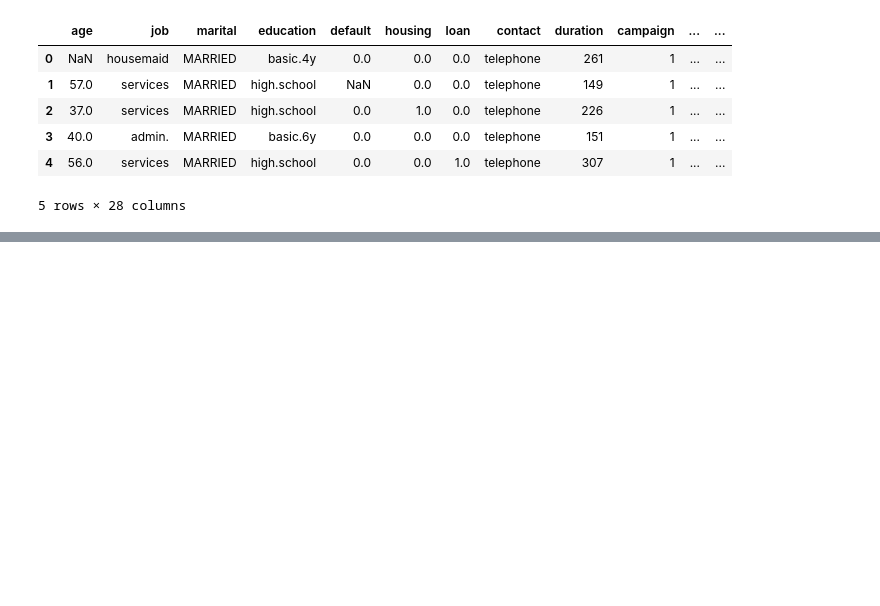
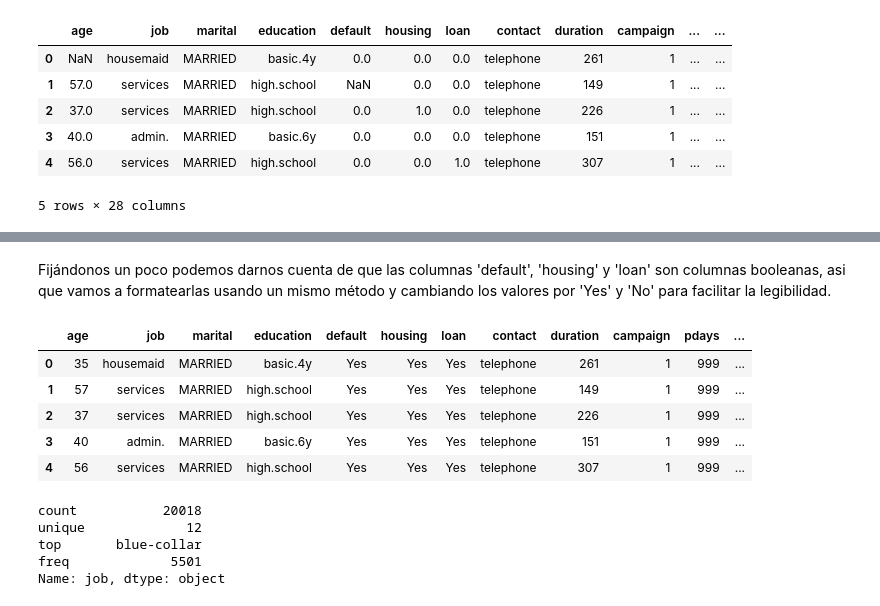
Before and after one commit to OscarCasahe/Python_for_data, a Jupyter notebook: dev/proyecto_EDA.ipynb, the cells around one changed output, grey strips where cells are left out. Saved outputs shown, nothing was run; the diff lists cells and outputs as text; code cells hidden in the pictures; blank space fills up the shorter version.

```diff
--- a/dev/proyecto_EDA.ipynb
+++ b/dev/proyecto_EDA.ipynb
@@ -103,0 +151,11 @@ bank_data.head()
+# %%
+
+def fillNulls(age): #Limpiamos los nulos primero
+    if pd.isnull(age):
+        return 0
+    else:
+        return age
+
+bank_data['age'] = bank_data['age'].apply(fillNulls)
+bank_data['age'] = bank_data['age'].astype(int)
+bank_data['age'].head(3)
@@ -103,0 +169,12 @@ bank_data.head()
+# %%
+media_edad = np.mean(bank_data['age']).astype(int)
+print(f'Teniendo en cuenta que la media de edad es de {media_edad} años, vamos a realizar la sustitución')
+
+def setAgeMean(age):
+    if age == 0:
+        return media_edad
+    else:
+        return age
+
+bank_data['age'] = bank_data['age'].apply(setAgeMean)
+bank_data['age'].head()
@@ -103,0 +189,35 @@ bank_data.head()
+# %% [markdown]
+Fijándonos un poco podemos darnos cuenta de que las columnas 'default', 'housing' y 'loan' son columnas booleanas, asi que vamos a formatearlas usando un mismo método y cambiando los valores por 'Yes' y 'No' para facilitar la legibilidad.
+# %%
+# Vamos a usar el método fillNulls para limpiar las columnas y los pasamos a str para poder hacer la sustitución
+bank_data['default'] = bank_data['default'].apply(fillNulls).astype(str)
+bank_data['housing'] = bank_data['housing'].apply(fillNulls).astype(str)
+bank_data['loan'] = bank_data['loan'].apply(fillNulls).astype(str)
+
+def yesNoColumn(booleanValue):
+    if booleanValue == '0':
+        return 'No'
+    else:
+        return 'Yes'
+
+#Ahora vamos a sustituir los valores actuales por los deseados
+bank_data['default'] = bank_data['default'].apply(yesNoColumn)
+bank_data['housing'] = bank_data['housing'].apply(yesNoColumn)
+bank_data['loan'] = bank_data['loan'].apply(yesNoColumn)
+
+bank_data.head()
+# %% [output]
+|  | age | job | marital | education | default | housing | loan | contact | duration | campaign | pdays | ... |
+| 0 | 35 | housemaid | MARRIED | basic.4y | Yes | Yes | Yes | telephone | 261 | 1 | 999 | ... |
+| 1 | 57 | services | MARRIED | high.school | Yes | Yes | Yes | telephone | 149 | 1 | 999 | ... |
+| 2 | 37 | services | MARRIED | high.school | Yes | Yes | Yes | telephone | 226 | 1 | 999 | ... |
+| 3 | 40 | admin. | MARRIED | basic.6y | Yes | Yes | Yes | telephone | 151 | 1 | 999 | ... |
+| 4 | 56 | services | MARRIED | high.school | Yes | Yes | Yes | telephone | 307 | 1 | 999 | ... |
+# %%
+bank_data['job'].describe()
+# %% [output]
+count           20018
+unique             12
+top       blue-collar
+freq             5501
+Name: job, dtype: object
```
Also changed, not shown: parts of 13 cells of this notebook, 1 other file.
